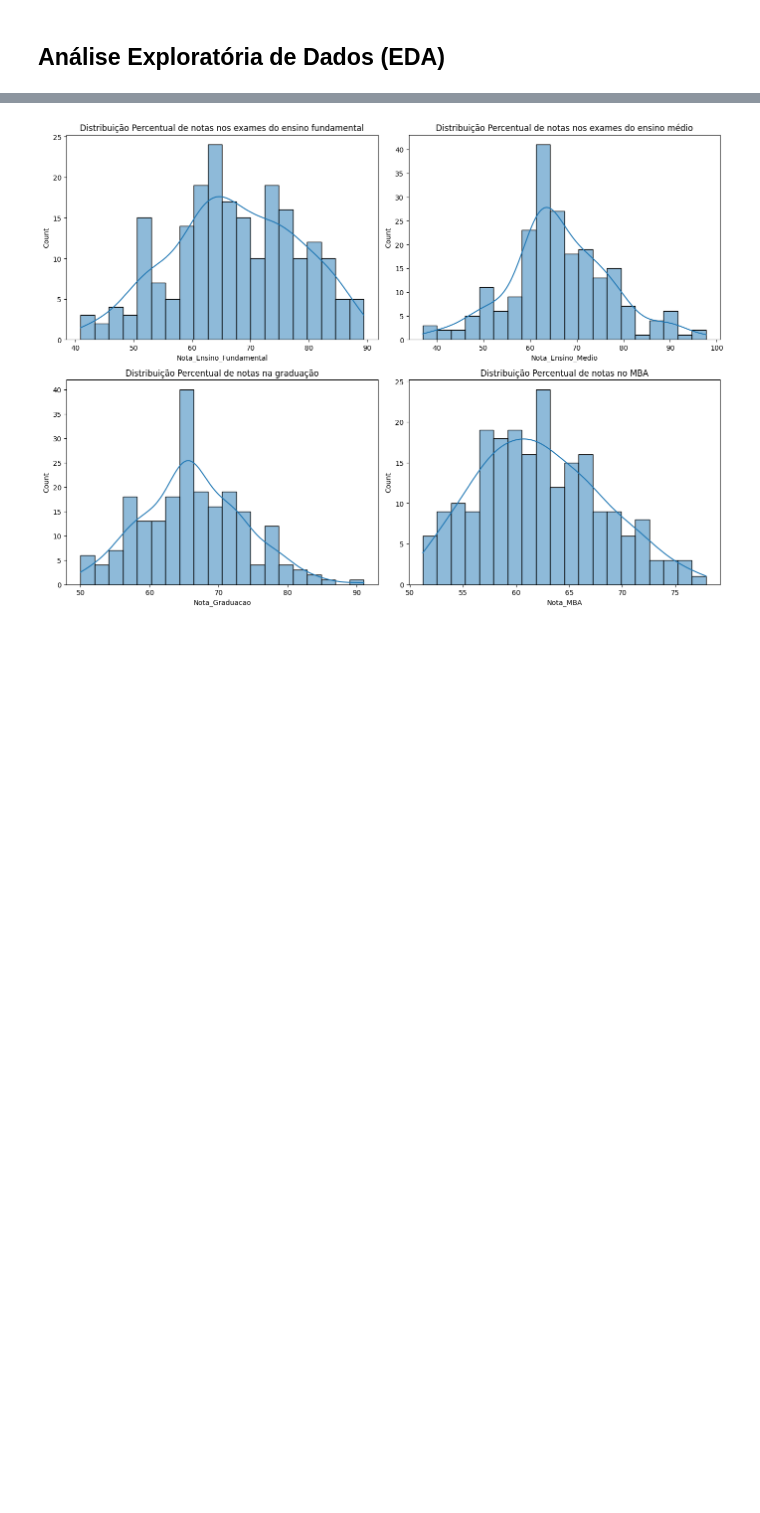
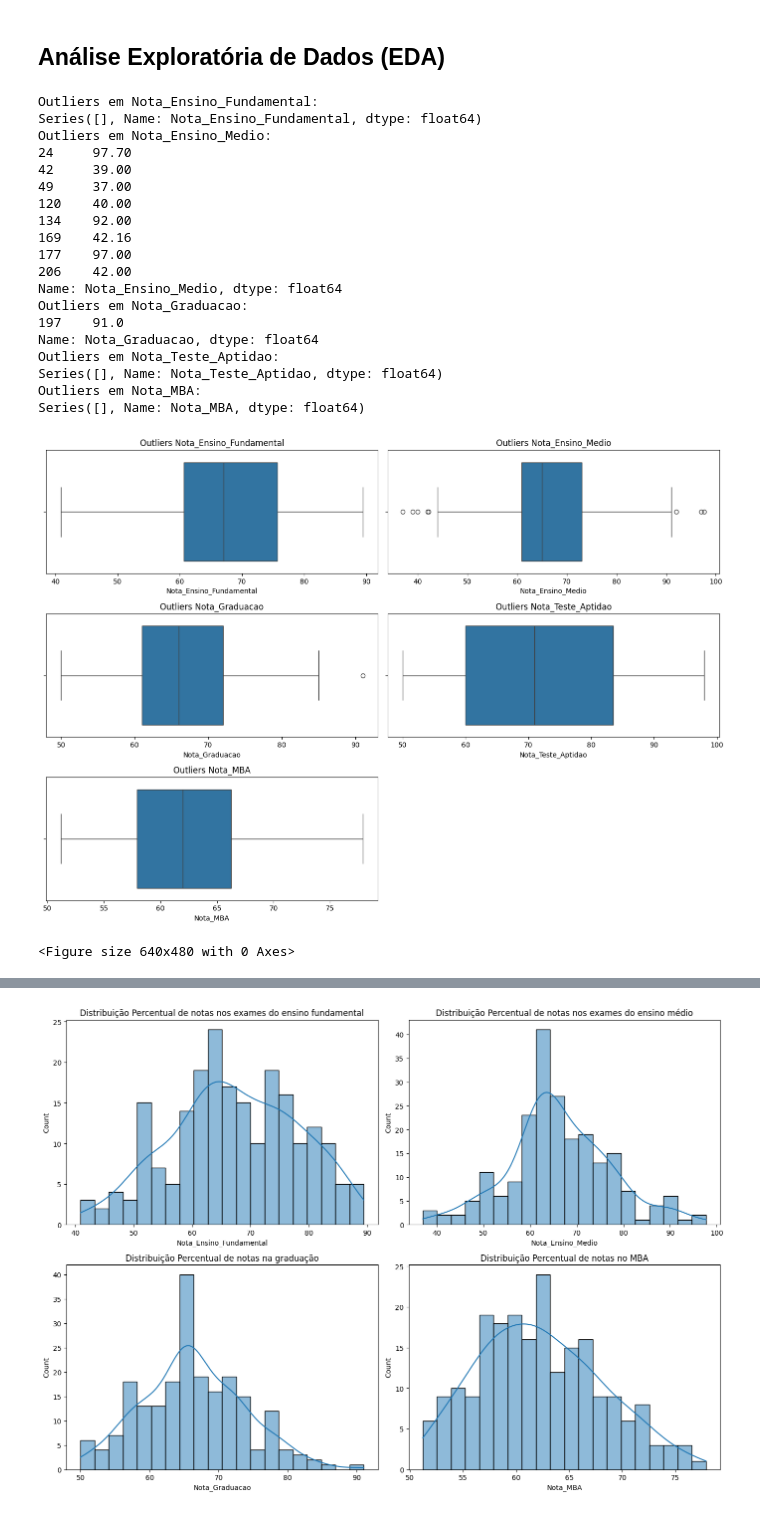
Before and after one commit to MarcosFN2014/Projeto-DS, a Jupyter notebook: Supervisionado/analise1.ipynb, the cells around one changed output, grey strips where cells are left out. Saved outputs shown, nothing was run; the diff lists cells and outputs as text; code cells hidden in the pictures; blank space fills up the shorter version.

Commit message:
outliers

```diff
--- a/Supervisionado/analise1.ipynb
+++ b/Supervisionado/analise1.ipynb
@@ -176,3 +176,67 @@ df.head()
 | 4 | 1 | 85.80 | 0 | 73.60 | 0 | 1 | ... |
 # %% [markdown]
 ## Análise Exploratória de Dados (EDA)
+# %%
+def identificar_outliers(df, column):
+    Q1 = df[column].quantile(0.25)
+    Q3 = df[column].quantile(0.75)
+    IQR = Q3 - Q1
+    lower_bound = Q1 - 1.5 * IQR
+    upper_bound = Q3 + 1.5 * IQR
+    outliers = df[(df[column] < lower_bound) | (df[column] > upper_bound)]
+    return outliers
+
+numeric_columns = ['Nota_Ensino_Fundamental', 'Nota_Ensino_Medio', 'Nota_Graduacao', 'Nota_Teste_Aptidao', 'Nota_MBA']
+
+#Boxplot
+plt.figure(figsize=(14, 10))
+for i, column in enumerate(numeric_columns, 1):
+    plt.subplot(3, 2, i)
+    sns.boxplot(x=df[column])
+    plt.title(f'Outliers {column}')
+    outliers = identificar_outliers(df, column)
+    print(f'Outliers em {column}:')
+    print(outliers[column])
+
+plt.tight_layout()
+plt.show()
+
+
+plt.tight_layout()
+plt.show()
+
+#gráfico de dispersao
+plt.figure(figsize=(14, 10))
+for i, column in enumerate(numeric_columns, 1):
+    plt.subplot(3, 2, i)
+    sns.scatterplot(x=df.index, y=df[column])
+    plt.title(f'outliers {column}')
+    outliers = identificar_outliers(df, column)
+    plt.scatter(outliers.index, outliers[column], color='red')
+    plt.xlabel('Index')
+    plt.ylabel(column)
+
+plt.tight_layout()
+plt.show()
+# %% [output]
+Outliers em Nota_Ensino_Fundamental:
+Series([], Name: Nota_Ensino_Fundamental, dtype: float64)
+Outliers em Nota_Ensino_Medio:
+24     97.70
+42     39.00
+49     37.00
+120    40.00
+134    92.00
+169    42.16
+177    97.00
+206    42.00
+Name: Nota_Ensino_Medio, dtype: float64
+Outliers em Nota_Graduacao:
+197    91.0
+Name: Nota_Graduacao, dtype: float64
+Outliers em Nota_Teste_Aptidao:
+Series([], Name: Nota_Teste_Aptidao, dtype: float64)
+Outliers em Nota_MBA:
+Series([], Name: Nota_MBA, dtype: float64)
+[figure, added]
+<Figure size 640x480 with 0 Axes>
```
Also changed, not shown: parts of 2 cells of this notebook, 1 other file.
